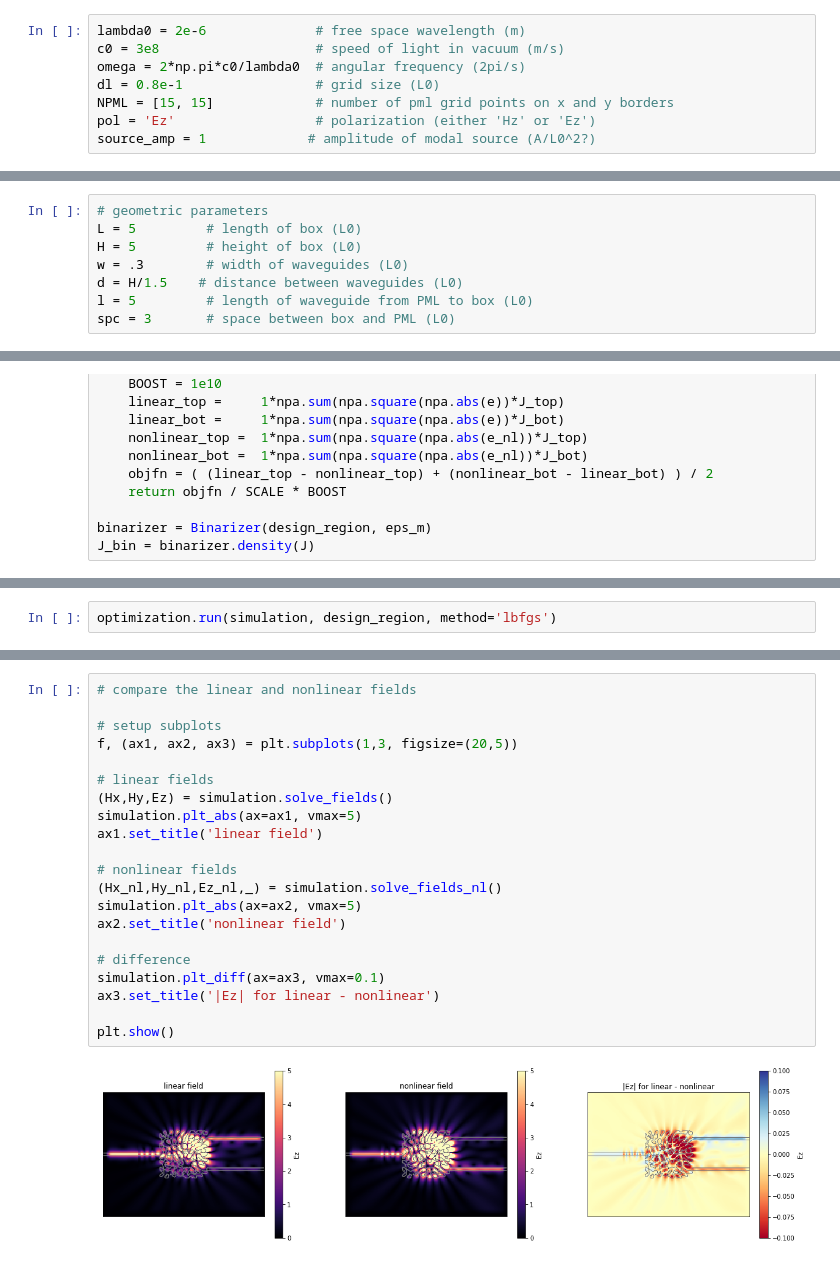
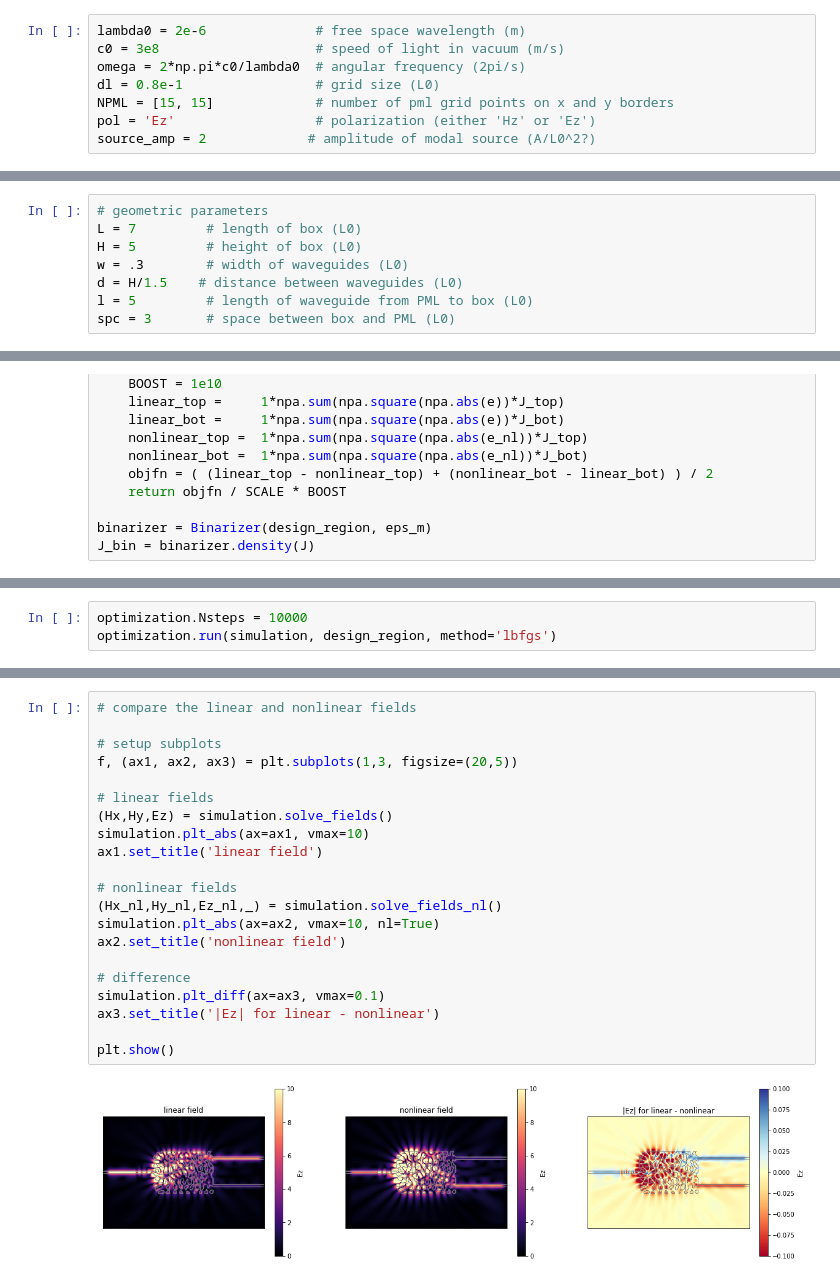
Before and after one commit to fancompute/angler, a Jupyter notebook: Notebooks/LBFGS.ipynb, the cells around one changed output, grey strips where cells are left out. Cells and saved outputs as stored; diff of their text form.

```diff
--- a/Notebooks/LBFGS.ipynb
+++ b/Notebooks/LBFGS.ipynb
@@ -23,7 +26,7 @@ omega = 2*np.pi*c0/lambda0  # angular frequency (2pi/s)
 dl = 0.8e-1                 # grid size (L0)
 NPML = [15, 15]             # number of pml grid points on x and y borders
 pol = 'Ez'                  # polarization (either 'Hz' or 'Ez')
-source_amp = 1             # amplitude of modal source (A/L0^2?)
+source_amp = 2             # amplitude of modal source (A/L0^2?)
 # %%
 # material constants
 n_index = 2.44              # refractive index
@@ -32,7 +35,7 @@ chi3 = 4.1*1e-19            # Al2S3 from Boyd (m^2/V^2)
 max_ind_shift = 5.8e-3      # maximum allowed nonlinear refractive index shift (computed from damage threshold)
 # %%
 # geometric parameters
-L = 5         # length of box (L0)
+L = 7         # length of box (L0)
 H = 5         # height of box (L0)
 w = .3        # width of waveguides (L0)
 d = H/1.5    # distance between waveguides (L0)
@@ -176,3 +180,4 @@ optimization.run(simulation, design_region, method='lbfgs')
 # %%
+optimization.Nsteps = 10000
 optimization.run(simulation, design_region, method='lbfgs')
 # %% [output]
@@ -192,26 +208,26 @@ plt.show()
 # %%
 # compare the linear and nonlinear fields
 
 # setup subplots
 f, (ax1, ax2, ax3) = plt.subplots(1,3, figsize=(20,5))
 
 # linear fields
 (Hx,Hy,Ez) = simulation.solve_fields()
-simulation.plt_abs(ax=ax1, vmax=5)
+simulation.plt_abs(ax=ax1, vmax=10)
 ax1.set_title('linear field')
 
 # nonlinear fields
 (Hx_nl,Hy_nl,Ez_nl,_) = simulation.solve_fields_nl()
-simulation.plt_abs(ax=ax2, vmax=5)
+simulation.plt_abs(ax=ax2, vmax=10, nl=True)
 ax2.set_title('nonlinear field')
 
 # difference
 simulation.plt_diff(ax=ax3, vmax=0.1)
 ax3.set_title('|Ez| for linear - nonlinear')
 
 plt.show()
 # %% [output]
-[figure, old version]
+[figure, new version]
 # %%
 # compute the refractive index shift
 index_shift = simulation.compute_index_shift()
```
Also changed, not shown: parts of 15 cells of this notebook, 18 other files.
